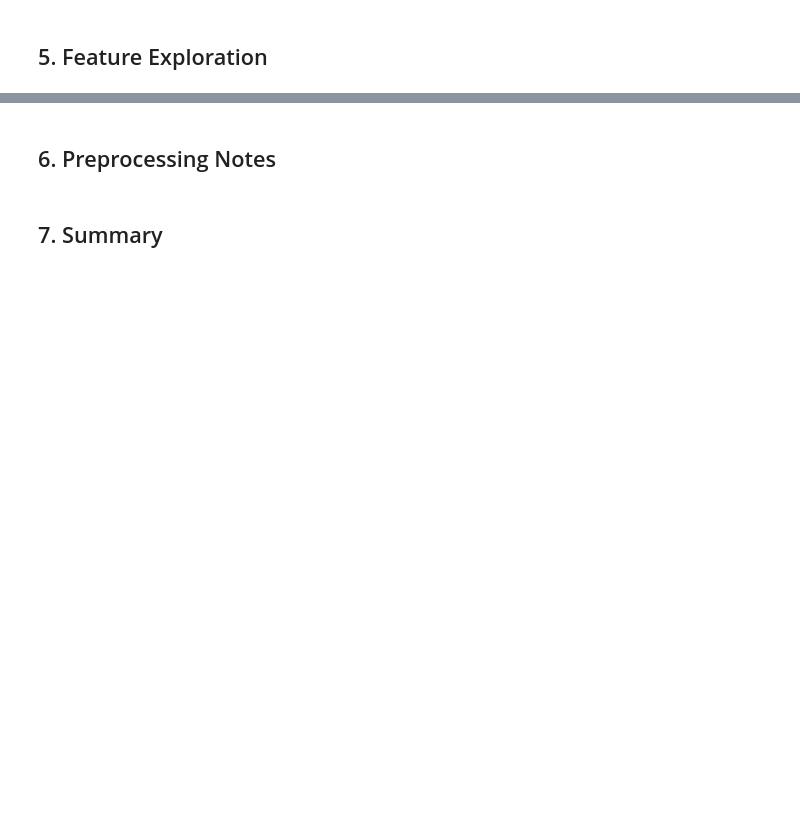
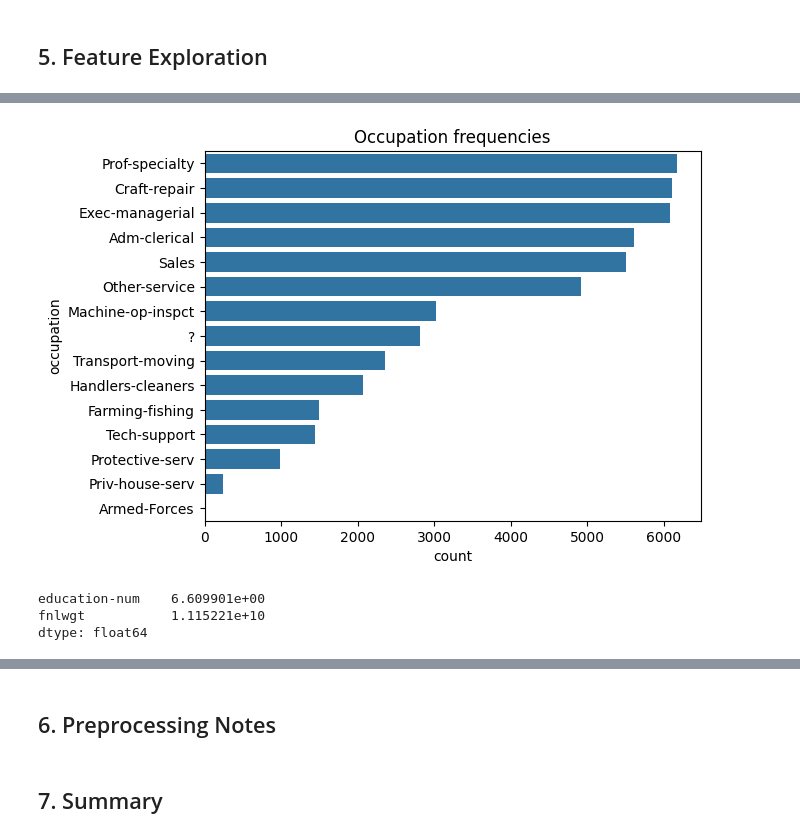
Before and after one commit to flotumm/TUWien-MLExercise, a Jupyter notebook: notebooks/adult_analysis.ipynb, the cells around one changed output, grey strips where cells are left out. Saved outputs shown, nothing was run; the diff lists cells and outputs as text; code cells hidden in the pictures; blank space fills up the shorter version.

```diff
--- a/notebooks/adult_analysis.ipynb
+++ b/notebooks/adult_analysis.ipynb
@@ -179,0 +176,12 @@ for col in cat_cols:
+# %%
+sns.countplot(y='occupation', data=df, order=df['occupation'].value_counts().index)
+plt.title('Occupation frequencies')
+plt.show()
+# %% [output]
+[figure, added]
+# %%
+df.var(numeric_only=True).sort_values(ascending=True)
+# %% [output]
+education-num    6.609901e+00
+fnlwgt           1.115221e+10
+dtype: float64
```
Also changed, not shown: parts of 5 cells of this notebook, 1 other file.
